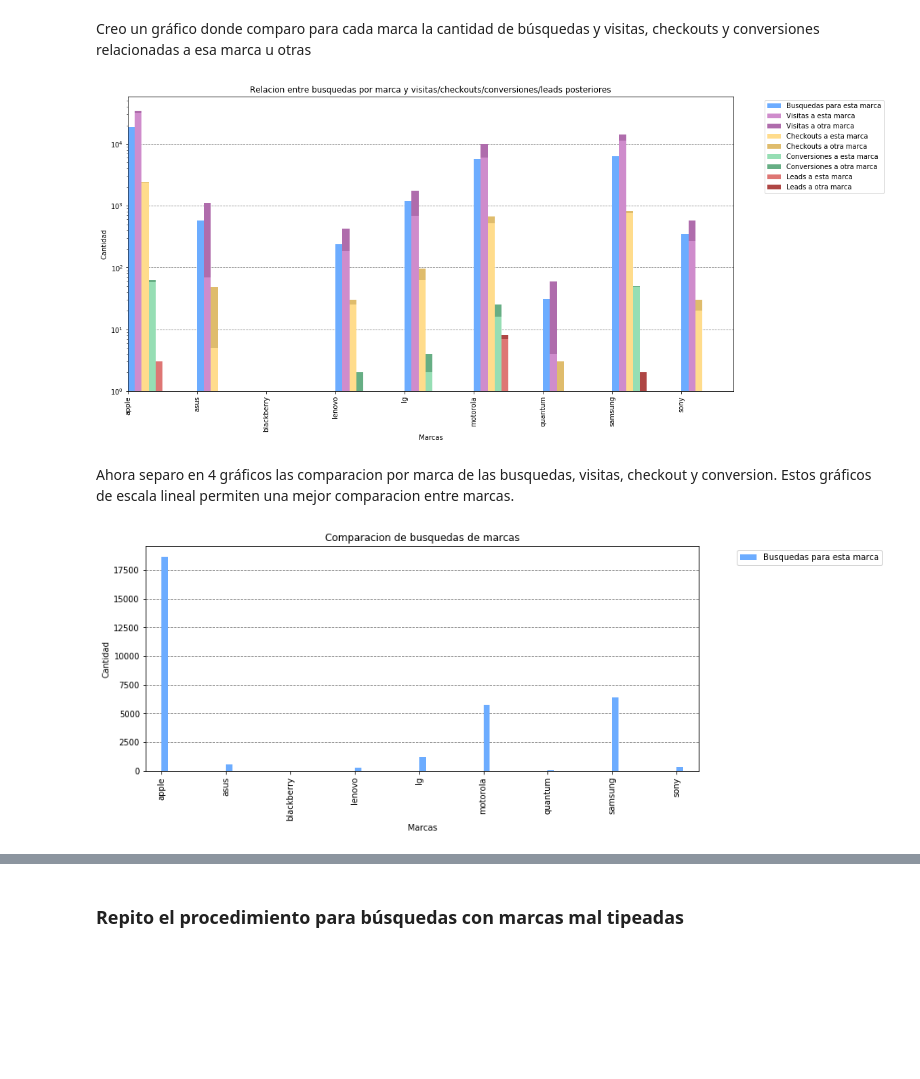
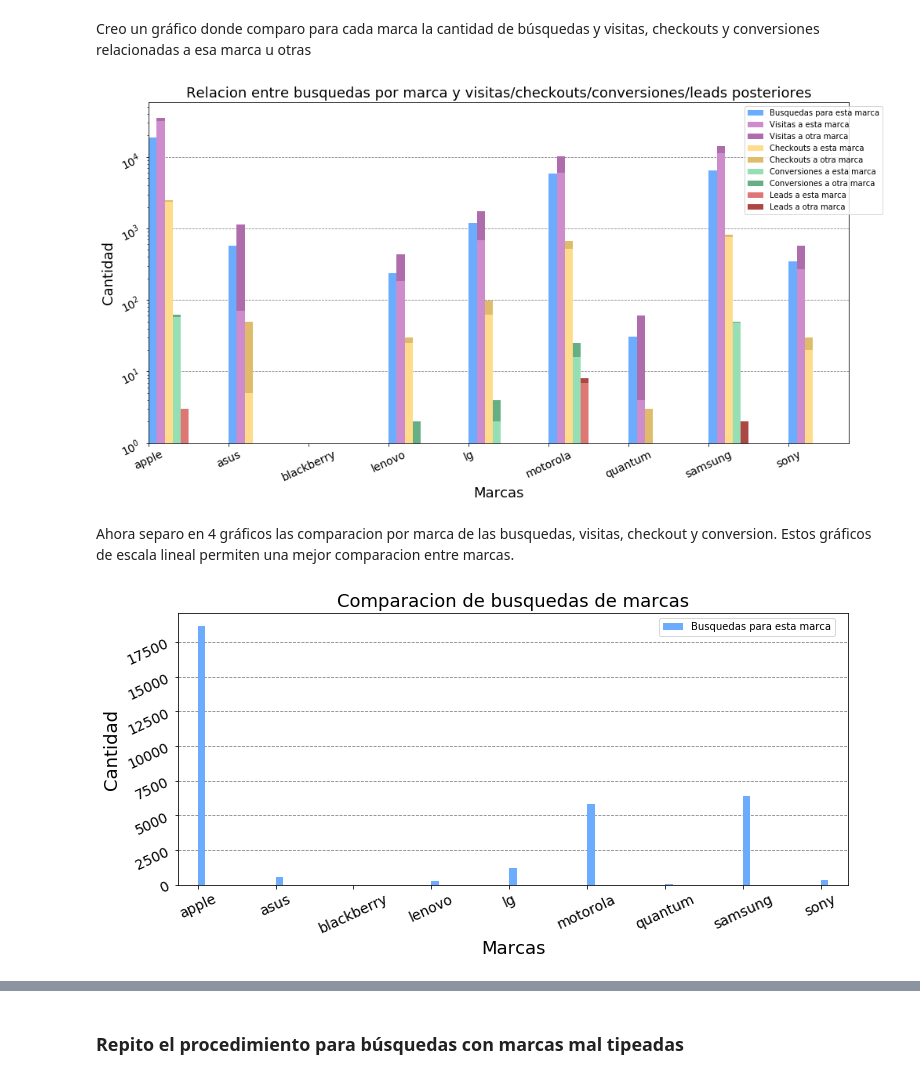
Before and after one commit to MartinCohen98/OrganizacionDeDatosTP1, a Jupyter notebook: analisis_por_terminos_de_busqueda.ipynb, the cells around one changed output, grey strips where cells are left out. Cells and saved outputs as stored; diff of their text form; code cells hidden in the pictures; blank space fills up the shorter version.

```diff
--- a/analisis_por_terminos_de_busqueda.ipynb
+++ b/analisis_por_terminos_de_busqueda.ipynb
@@ -158,36 +158,38 @@ Creo un gráfico donde comparo para cada marca la cantidad de búsquedas y visit
 # %%
 colores_visitas = ['#cf8ccc','#af6cac']
 colores_cheackouts = ['#ffdc8c','#dfbc6c']
 colores_conversion = ['#96deb4','#66ae84']
 colores_lead = ['#de7674','#ae4644']
 vcm = 'Busquedas para esta marca'
 vam = 'Visitas a esta marca'
 vao = 'Visitas a otra marca'
 coam = 'Checkouts a esta marca'
 coao = 'Checkouts a otra marca'
 cam = 'Conversiones a esta marca'
 cao = 'Conversiones a otra marca'
 lam = 'Leads a esta marca'
 lao = 'Leads a otra marca'
 df3.columns = [vcm, vam, vao, coam, coao, cam, cao, lam, lao]
 fig, ax = plt.subplots()
 df3.loc[:,[vcm]].plot.bar(stacked=True, color='#6cacff', width=0.1, position=0, ax=ax)
 df3.loc[:,[vam, vao]].plot.bar(stacked=True, color=colores_visitas, width=0.1, position=-1, ax=ax)
 df3.loc[:,[coam, coao]].plot.bar(stacked=True, color=colores_cheackouts, width=0.1, position=-2, ax=ax)
 df3.loc[:,[cam, cao]].plot.bar(stacked=True, color=colores_conversion, width=0.1, position=-3, ax=ax)
 df3.loc[:,[lam, lao]].plot.bar(stacked=True, color=colores_lead, width=0.1, position=-4, ax=ax)
 ax.set_axisbelow(True)
 ax.yaxis.grid(color='gray', linestyle='dashed')
-plt.xlabel("Marcas")
-plt.ylabel("Cantidad")
+plt.title("Relacion entre busquedas por marca y visitas/checkouts/conversiones/leads posteriores", fontsize=18)
+plt.xlabel("Marcas", fontsize=18)
+plt.ylabel("Cantidad", fontsize=18)
 plt.yscale('log')
+plt.xticks(fontsize=14, rotation=25)
+plt.yticks(fontsize=14, rotation=25)
 fig = plt.gcf()
 fig.set_size_inches(16.0, 8.0)
-plt.legend(loc=9, bbox_to_anchor=(1.15, 1.0))
-plt.title("Relacion entre busquedas por marca y visitas/checkouts/conversiones/leads posteriores")
+plt.legend(loc=9, bbox_to_anchor=(0.95, 1.0))
 plt.show()
 # %% [output]
-[figure, old version]
+[figure, new version]
 # %% [markdown]
 Ahora separo en 4 gráficos las comparacion por marca de las busquedas, visitas, checkout y conversion. Estos gráficos de escala lineal permiten una mejor comparacion entre marcas.
 # %%
@@ -195,16 +197,18 @@ fig, ax = plt.subplots()
 df3.loc[:,[vcm]].plot.bar(stacked=True, color='#6cacff', width=0.1, position=0, ax=ax)
 ax.set_axisbelow(True)
 ax.yaxis.grid(color='gray', linestyle='dashed')
-plt.xlabel("Marcas")
-plt.ylabel("Cantidad")
+plt.xlabel("Marcas", fontsize=18)
+plt.ylabel("Cantidad", fontsize=18)
 plt.yscale('linear')
+plt.xticks(fontsize=14, rotation=25)
+plt.yticks(fontsize=14, rotation=25)
 fig = plt.gcf()
 fig.set_size_inches(12.0, 5.0)
-plt.legend(loc=9, bbox_to_anchor=(1.2, 1.0))
-plt.title("Comparacion de busquedas de marcas")
+plt.legend(loc=9, bbox_to_anchor=(0.85, 1.0))
+plt.title("Comparacion de busquedas de marcas", fontsize=18)
 plt.show()
 # %% [output]
-[figure, old version]
+[figure, new version]
 # %%
 fig, ax = plt.subplots()
 df3.loc[:,[vam, vao]].plot.bar(stacked=True, color=colores_visitas, width=0.1, position=0, ax=ax)
```
Also changed, not shown: parts of 13 cells of this notebook.
